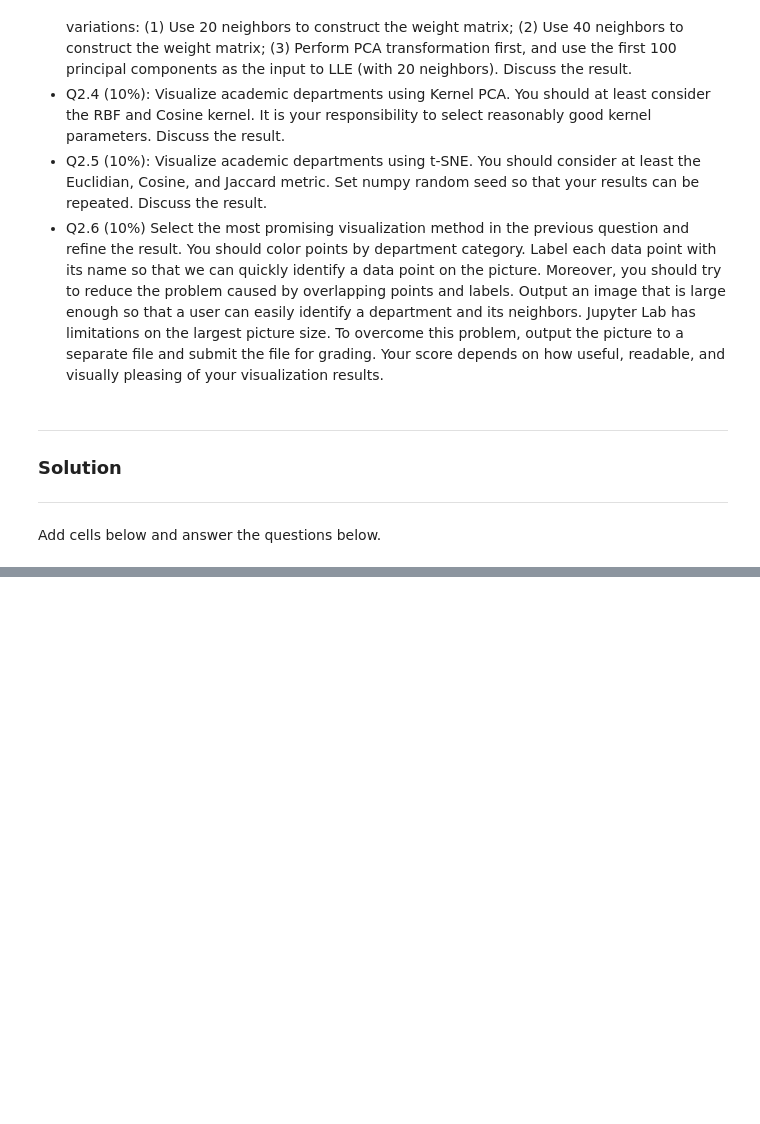
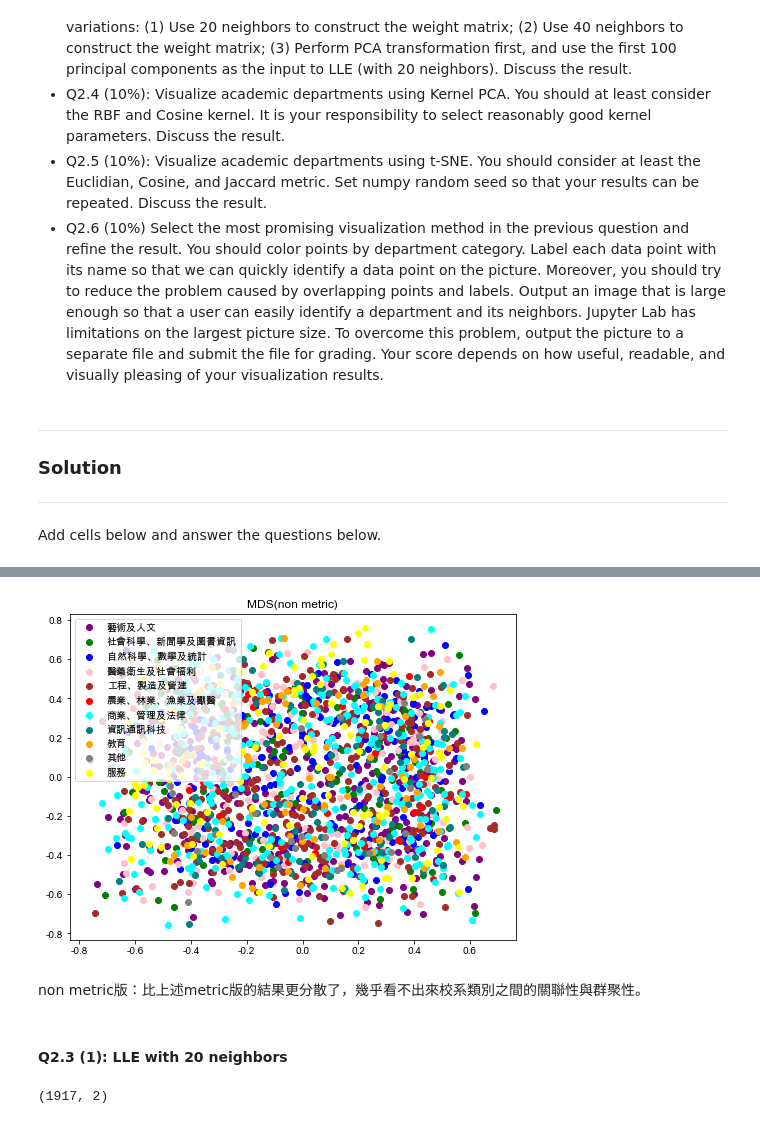
Before and after one commit to chiawen0104/sldl_hw, a Jupyter notebook: hw3/hw3.ipynb, the cells around one changed output, grey strips where cells are left out. Saved outputs shown, nothing was run; the diff lists cells and outputs as text; code cells hidden in the pictures; blank space fills up the shorter version.

```diff
--- a/hw3/hw3.ipynb
+++ b/hw3/hw3.ipynb
@@ -868,0 +1020,10 @@ Add cells below and answer the questions below.
+# %%
+# non metric version
+from sklearn.manifold import MDS
+mds_coeff2 = MDS(n_components=2, metric=False)
+mds_result2 = mds_coeff2.fit_transform(dep_stu2)
+
+df2 = pd.DataFrame(mds_result2)
+df2['label'] = label
+df2.columns = ['0', '1', 'label']
+df2
@@ -868,0 +1044,24 @@ Add cells below and answer the questions below.
+# %%
+plt.figure(figsize=(8,6))
+for i in range(len(cat)):
+   color = label_list[i]
+   plt.scatter(df2[df2.label == color]['0'], df2[df2.label == color]['1'], c=color, label=cat[i])
+
+# plt.xlabel('First Principle Component')
+# plt.ylabel('Second Principle Component')
+plt.title('MDS(non metric)')
+plt.legend()
+plt.show()
+# %% [output]
+[figure, added]
+# %% [markdown]
+non metric版：比上述metric版的結果更分散了，幾乎看不出來校系類別之間的關聯性與群聚性。
+# %% [markdown]
+#### Q2.3 (1): LLE with 20 neighbors
+# %%
+from sklearn import manifold
+lle1 = manifold.LocallyLinearEmbedding(n_neighbors=20, n_components=2, method='standard')
+x_lle1 = lle1.fit_transform(dep_stu2)
+x_lle1.shape
+# %% [output]
+(1917, 2)
```
Also changed, not shown: parts of 58 cells of this notebook, 1 other file.
